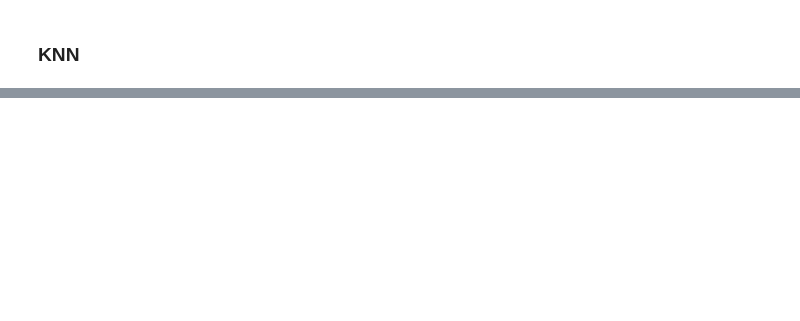
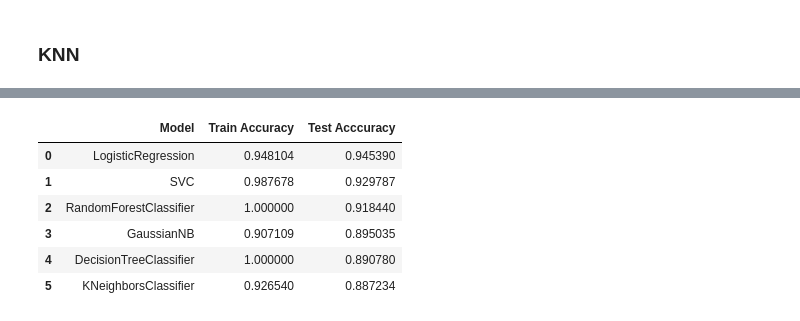
Before and after one commit to bpasalic/uuzop, a Jupyter notebook: Poboljšanje rezultata.ipynb, the cells around one changed output, grey strips where cells are left out. Saved outputs shown, nothing was run; the diff lists cells and outputs as text; code cells hidden in the pictures; blank space fills up the shorter version.

Commit message:
Add mean acc for models

```diff
--- a/Poboljšanje rezultata.ipynb
+++ b/Poboljšanje rezultata.ipynb
@@ -251,0 +258,22 @@ Testing accuracy: 0.8936170212765957
+# %%
+estimators = [("lr", LogisticRegression(max_iter=5000)),
+              ("svc", SVC(C=10000, probability=True)),
+              ("rf", RandomForestClassifier()),
+              ("gnb", GaussianNB()),
+              ("knn", KNeighborsClassifier())
+             ]
+final_estimator = LogisticRegression(max_iter=5000)
+params = {"objective":"binary:logistic",'learning_rate': 0.1,
+                'max_depth': 10}
+
+models = [LogisticRegression(max_iter=5000),
+          SVC(C=10000,probability=True),
+          RandomForestClassifier(),
+          GaussianNB(),
+          DecisionTreeClassifier(),
+          KNeighborsClassifier(),
+]
+accs_train = [[] for i in range(len(models))]
+accs_test = [[] for i in range(len(models))]
+# %%
+iter = 10
@@ -251,0 +321,27 @@ Testing accuracy: 0.8936170212765957
+# %%
+accs_train_mean, accs_test_mean = [], []
+
+for i in range(len(accs_train)):
+    accs_train_mean.append(np.mean(accs_train[i]))
+    accs_test_mean.append(np.mean(accs_test[i]))
+# %%
+models_name = ["LogisticRegression",
+               "SVC",
+               "RandomForestClassifier",
+               "GaussianNB",
+               "DecisionTreeClassifier",
+               "KNeighborsClassifier"]
+# %%
+results = pd.DataFrame({"Model":models_name,
+                        "Train Accuracy": accs_train_mean,
+                        "Test Acccuracy": accs_test_mean,
+                       })
+results
+# %% [output]
+|  | Model | Train Accuracy | Test Acccuracy |
+| 0 | LogisticRegression | 0.948104 | 0.945390 |
+| 1 | SVC | 0.987678 | 0.929787 |
+| 2 | RandomForestClassifier | 1.000000 | 0.918440 |
+| 3 | GaussianNB | 0.907109 | 0.895035 |
+| 4 | DecisionTreeClassifier | 1.000000 | 0.890780 |
+| 5 | KNeighborsClassifier | 0.926540 | 0.887234 |
```
Also changed, not shown: parts of 15 cells of this notebook.
